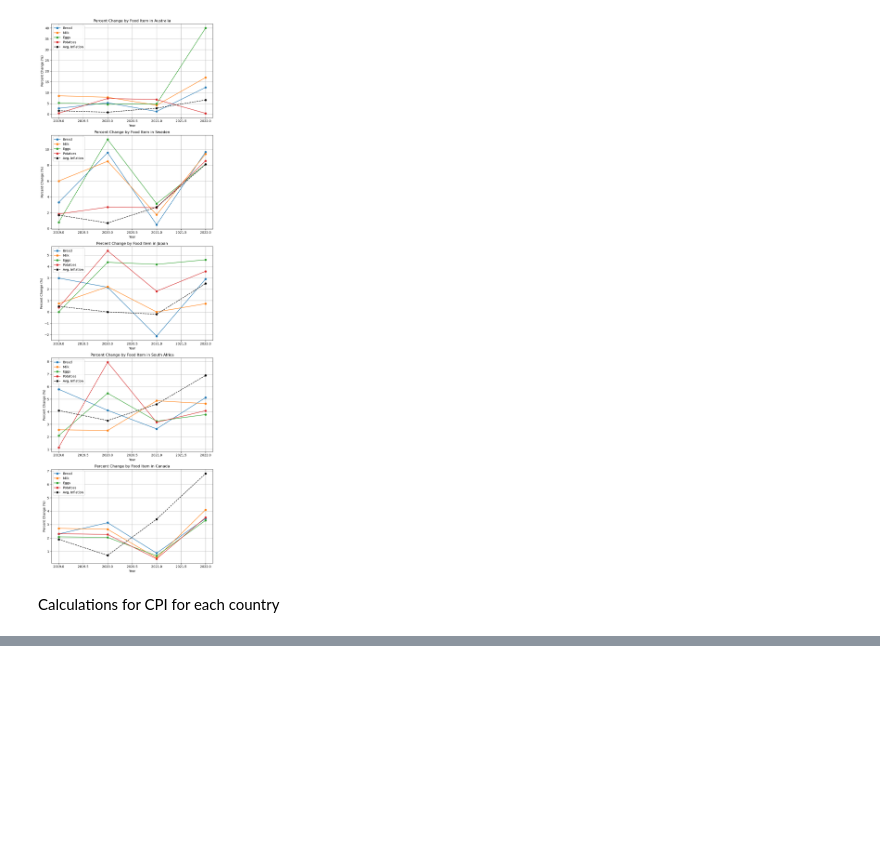
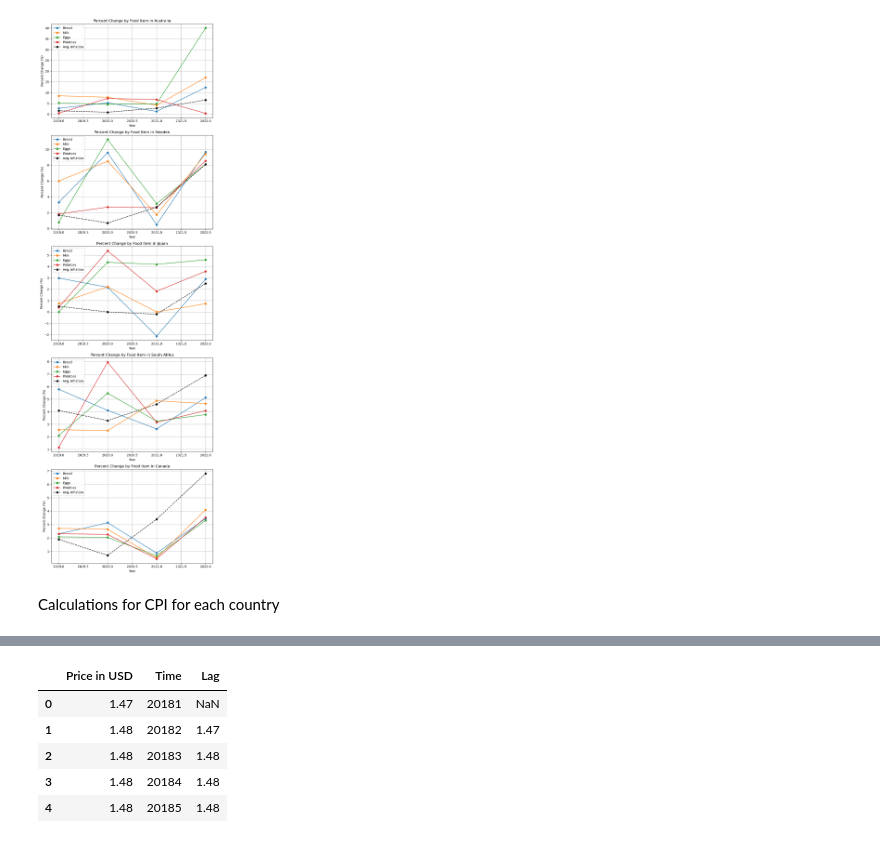
Before and after one commit to wtoth/MSEC-Bootcamp-Kaggle, a Jupyter notebook: msec-bootcamp-kaggle.ipynb, the cells around one changed output, grey strips where cells are left out. Cells and saved outputs as stored; diff of their text form; code cells hidden in the pictures; blank space fills up the shorter version.

Commit message:
Aus Bread Regression Test

```diff
--- a/msec-bootcamp-kaggle.ipynb
+++ b/msec-bootcamp-kaggle.ipynb
@@ -251,0 +270,16 @@ Canada       2018        2.2650        2.3              NaN
+# %%
+#test Australia and Bread
+aus_bread = df.loc[(df.Country == "Australia") & (df["Food Item"] == "Bread")].copy()
+def calc_time(row):
+    return row.Year *10 + row.Month
+aus_bread["Time"] = aus_bread.apply(calc_time, axis=1)
+aus_bread = aus_bread[["Price in USD", "Time"]]
+aus_bread["Lag"] = df["Price in USD"].shift(1)
+aus_bread.head()
+# %% [output]
+|  | Price in USD | Time | Lag |
+| 0 | 1.47 | 20181 | NaN |
+| 1 | 1.48 | 20182 | 1.47 |
+| 2 | 1.48 | 20183 | 1.48 |
+| 3 | 1.48 | 20184 | 1.48 |
+| 4 | 1.48 | 20185 | 1.48 |
```
Also changed, not shown: parts of 5 cells of this notebook.
